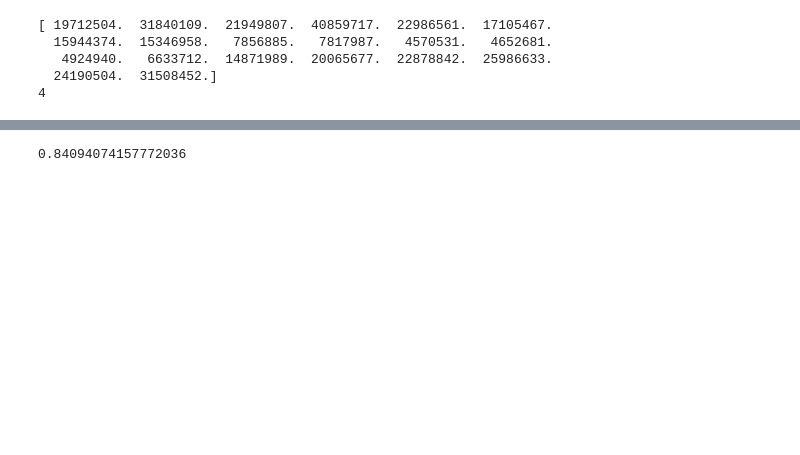
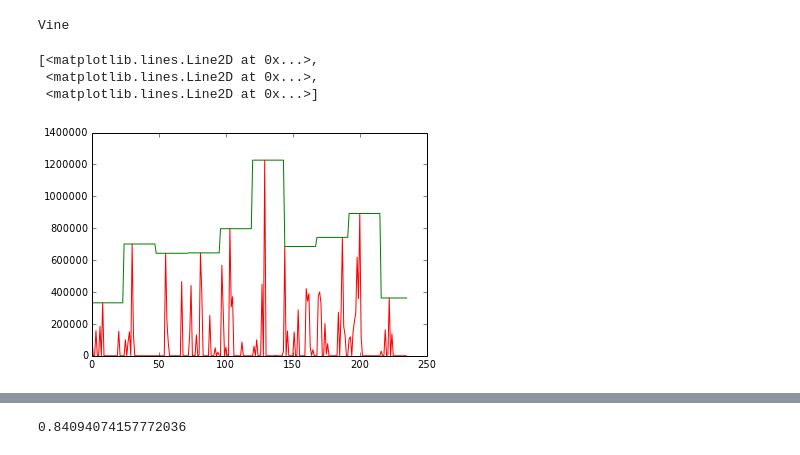
Before and after one commit to arnarn/projekt, a Jupyter notebook: project.ipynb, the cells around one changed output, grey strips where cells are left out. Cells and saved outputs as stored; diff of their text form; code cells hidden in the pictures; blank space fills up the shorter version.

```diff
--- a/project.ipynb
+++ b/project.ipynb
@@ -205,23 +224,32 @@ model parameters: [  1.57663167e+04   2.07741598e+07]
 ... (37 outputs left out)
 # %%
 # Max and min value for every day
+servicename = 'Vine'
+print servicename
+feature_speeds = GETfeature_speeds(servicename)
+matris = GETmatris(feature_speeds)
+variables = GETvariables(matris, feature_speeds)
+unused_hours = variables[0]
+started_days = variables[1]
+
 minV = []
 maxV = []
 last_day = started_days-1
-for x in range(0,started_days):
-    if x == last_day:
-        #minV.append(min(matris[x,-unused_hours]))
-        asf=matris[x,:-unused_hours]
-        print asf
-        print unused_hours
+for x1 in range(0,started_days):
+    if x1 == last_day:
+        for x2 in range(0,24-unused_hours):
+            minV.append(min(matris[x1,:-unused_hours]))
+            maxV.append(max(matris[x1,:]))
     else:
-        minV.append(min(matris[x,:]))
-    maxV.append(max(matris[x,:]))
-days = range(0,len(feature_speeds),24)
-#plot(days,minV, days,maxV, range(0,len(feature_speeds)), feature_speeds)
+        for x2 in range(0,24):
+            minV.append(min(matris[x1,:]))
+            maxV.append(max(matris[x1,:]))
+
+days = range(0,len(feature_speeds))
+plot(days,minV, days,maxV, days,feature_speeds)
 # %% [output]
-[ 19712504.  31840109.  21949807.  40859717.  22986561.  17105467.
-  15944374.  15346958.   7856885.   7817987.   4570531.   4652681.
-   4924940.   6633712.  14871989.  20065677.  22878842.  25986633.
-  24190504.  31508452.]
-4
+Vine
+[<matplotlib.lines.Line2D at 0x...>,
+ <matplotlib.lines.Line2D at 0x...>,
+ <matplotlib.lines.Line2D at 0x...>]
+[figure, added]
```
Also changed, not shown: parts of 11 cells of this notebook.
